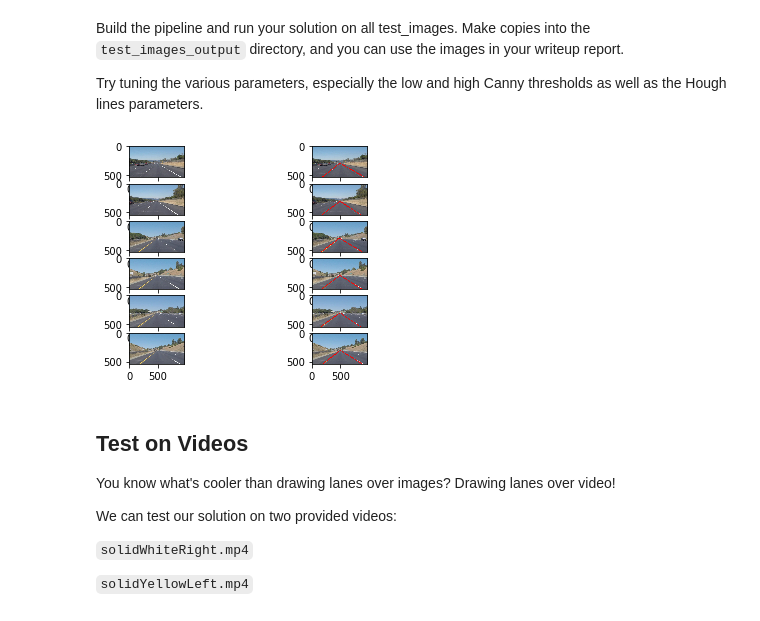
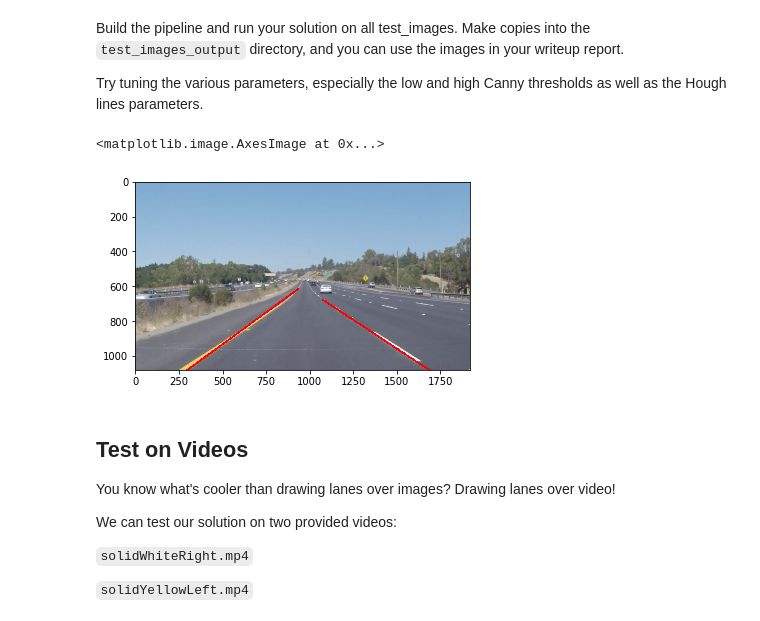
Before and after one commit to stormysun513/CarND-LaneLines-P1, a Jupyter notebook: P1.ipynb, the cells around one changed output. Saved outputs shown, nothing was run; the diff lists cells and outputs as text; code cells hidden in the pictures.

```diff
--- a/P1.ipynb
+++ b/P1.ipynb
@@ -268,45 +268,51 @@ def draw_lane_lines(image):
 
     # params for canny edge detection
     low_thres = 40
     high_thres = 120   # high threshold is set
 
     # params for hough transform
     rho = 1
     theta = np.pi/180
-    threshold = 28
+    threshold = 24
     min_line_length = 1
     max_line_gap = 240
 
     # fetch the roi from the image
     gray = grayscale(image)
     blurred = gaussian_blur(gray, kernel_size)
     edges = canny(blurred, low_thres, high_thres)
     vertices = np.array([[(width/8, height), (7*width/8, height), (width/2, 5*height/9)]], dtype=np.int32)
     roi = region_of_interest(edges, vertices)
 
     # run hough transform to detect lanes
     lines = cv2.HoughLinesP(roi, rho, theta, threshold, np.array([]), min_line_length, max_line_gap)
 
     # draw lane lines on the image
     lanes = detect_lane_lines(lines, width, height)
     result = image.copy()
     draw_lines(result, lanes, [255, 0, 0], 10)
 
     return result
 
 # run lane detection on all test images
-image_paths = os.listdir('test_images/')
-num = len(image_paths)
-for idx, path in enumerate(image_paths):
-    img = mpimg.imread('test_images/' + path)
-    plt.subplot(num, 2, 2*idx+1)
-    plt.imshow(img)
-    plt.subplot(num, 2, 2*idx+2)
-    result = draw_lane_lines(img)
-    mpimg.imsave('test_images_output/' + path, result)
-    plt.imshow(result)
+# image_paths = os.listdir('test_images/')
+# num = len(image_paths)
+# for idx, path in enumerate(image_paths):
+#     img = mpimg.imread('test_images/' + path)
+#     plt.subplot(num, 2, 2*idx+1)
+#     plt.imshow(img)
+#     plt.subplot(num, 2, 2*idx+2)
+#     result = draw_lane_lines(img)
+#     mpimg.imsave('test_images_output/' + path, result)
+#     plt.imshow(result)
+
+# debug
+image = mpimg.imread('test_images/debug.jpg')
+result = draw_lane_lines(image)
+plt.imshow(result)
 # %% [output]
+<matplotlib.image.AxesImage at 0x...>
-[figure, old version]
+[figure, new version]
 # %% [markdown]
 ## Test on Videos
 
```
Also changed, not shown: parts of 4 cells of this notebook, 9 other files.
